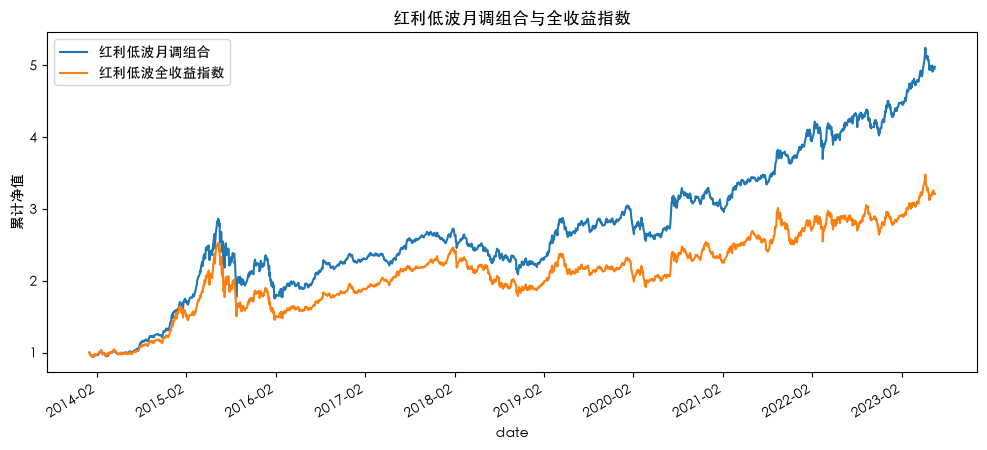
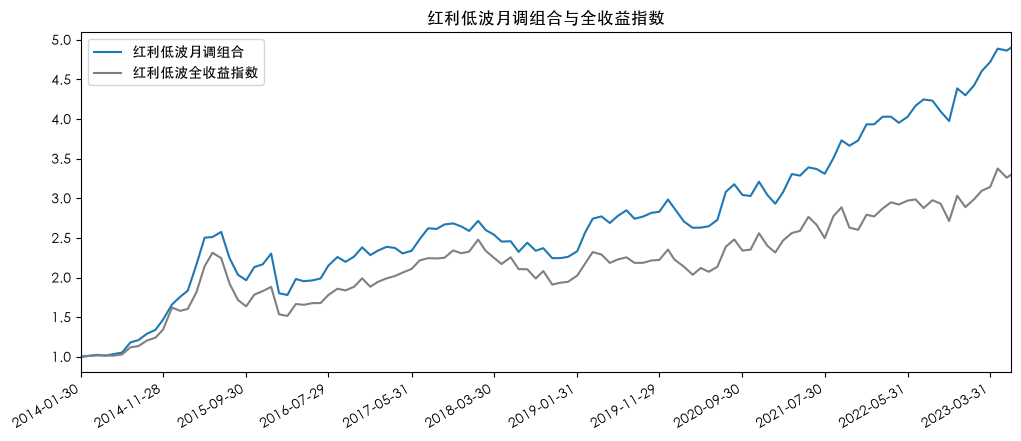
Code edit (unified diff) that turned the first committed figure into the second:
--- before
+++ after
@@ -1,6 +1,12 @@
-ax = nav.plot(figsize=(12, 5), title='红利低波月调组合与全收益指数')
-ax.set_ylabel('累计净值')
-ax.xaxis.set_major_locator(mdates.MonthLocator(interval=12))
-ax.xaxis.set_major_formatter(mdates.DateFormatter('%Y-%m'))
+ax = monthly_nav.plot(
+    figsize=(12, 5),
+    title='红利低波月调组合与全收益指数',
+    color={'红利低波月调组合': 'C0', '红利低波全收益指数': '#808080'},
+)
+ax.margins(x=0)
+ax.set_xlabel('')
+ax.set_xlim(monthly_nav.index.min(), monthly_nav.index.max())
+ax.set_xticks(monthly_nav.index[::10])
+ax.xaxis.set_major_formatter(mdates.DateFormatter('%Y-%m-%d'))
 ax.figure.autofmt_xdate()
 plt.show()

Commit: refactor: Improve plotting